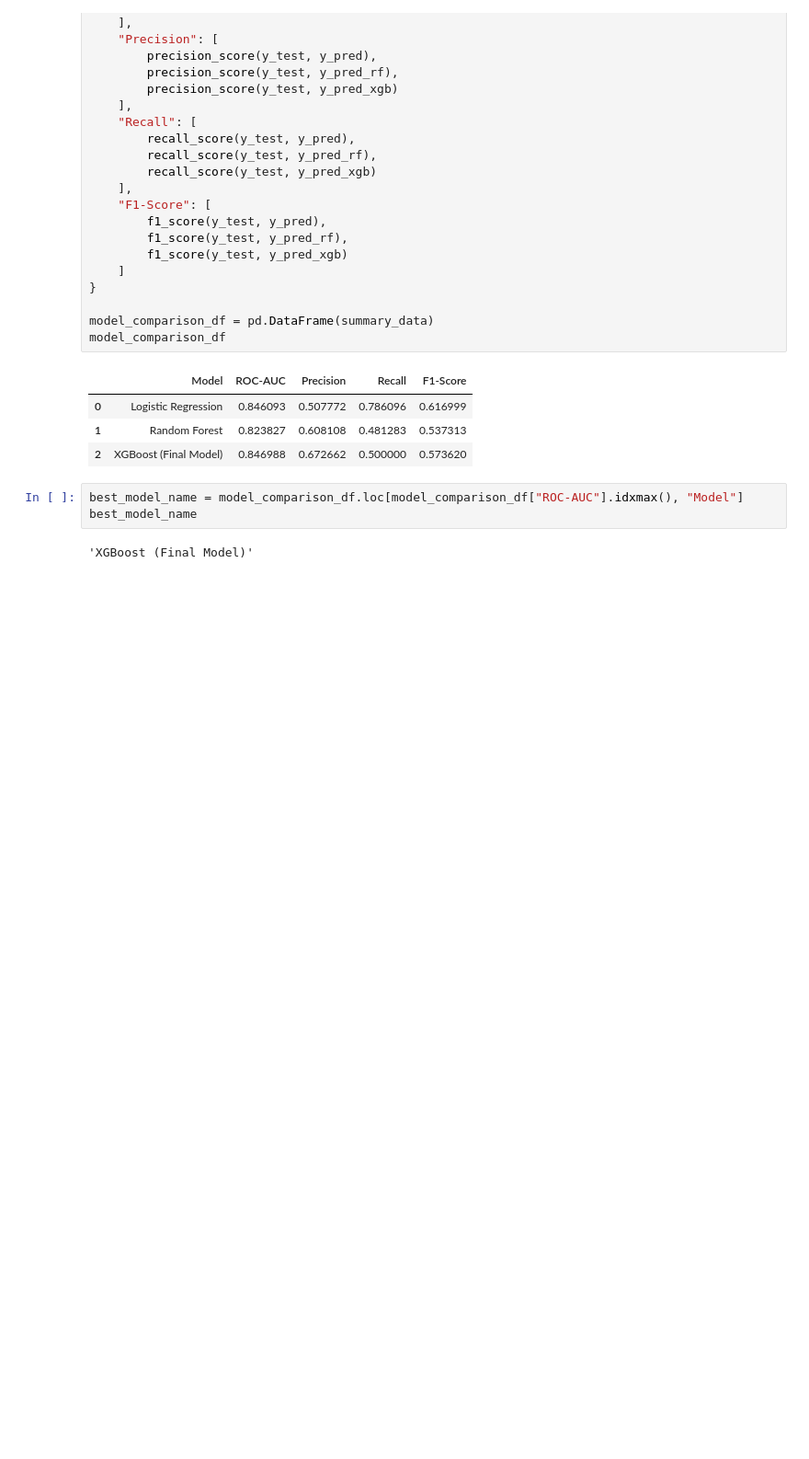
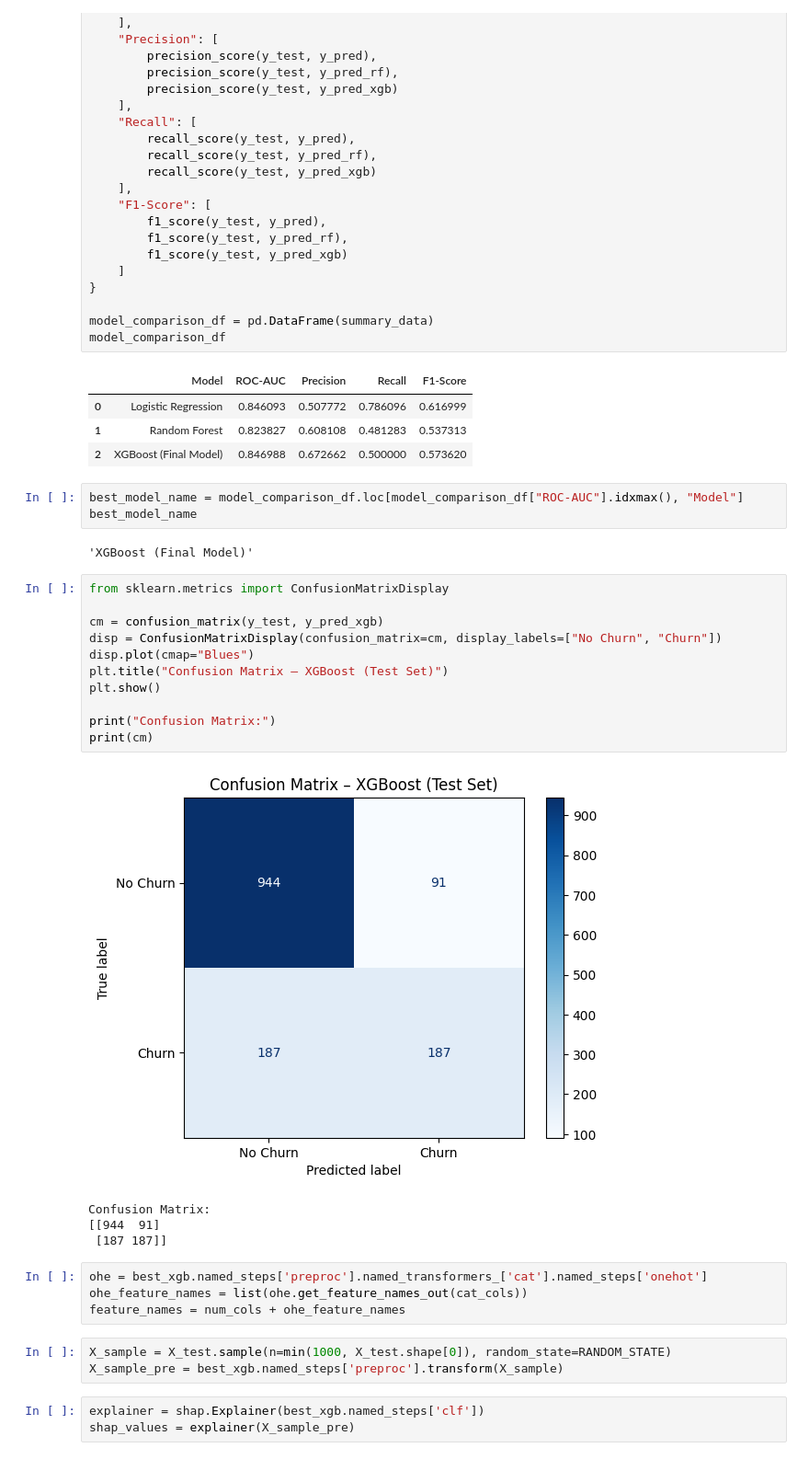
Before and after one commit to Hamza-1711/Customer-Churn-Prediction, a Jupyter notebook: Customer-Churn-Prediction.ipynb, the cells around one changed output. Shown: that part at 92% size. Saved outputs shown, nothing was run; the diff lists cells and outputs as text; blank space fills up the shorter version.

```diff
--- a/Customer-Churn-Prediction.ipynb
+++ b/Customer-Churn-Prediction.ipynb
@@ -369,3 +369,29 @@ best_model_name = model_comparison_df.loc[model_comparison_df["ROC-AUC"].idxmax(
 best_model_name
 # %% [output]
 'XGBoost (Final Model)'
+# %%
+from sklearn.metrics import ConfusionMatrixDisplay
+
+cm = confusion_matrix(y_test, y_pred_xgb)
+disp = ConfusionMatrixDisplay(confusion_matrix=cm, display_labels=["No Churn", "Churn"])
+disp.plot(cmap="Blues")
+plt.title("Confusion Matrix – XGBoost (Test Set)")
+plt.show()
+
+print("Confusion Matrix:")
+print(cm)
+# %% [output]
+[figure, added]
+Confusion Matrix:
+[[944  91]
+ [187 187]]
+# %%
+ohe = best_xgb.named_steps['preproc'].named_transformers_['cat'].named_steps['onehot']
+ohe_feature_names = list(ohe.get_feature_names_out(cat_cols))
+feature_names = num_cols + ohe_feature_names
+# %%
+X_sample = X_test.sample(n=min(1000, X_test.shape[0]), random_state=RANDOM_STATE)
+X_sample_pre = best_xgb.named_steps['preproc'].transform(X_sample)
+# %%
+explainer = shap.Explainer(best_xgb.named_steps['clf'])
+shap_values = explainer(X_sample_pre)
```
Also changed, not shown: parts of 1 cell of this notebook.
